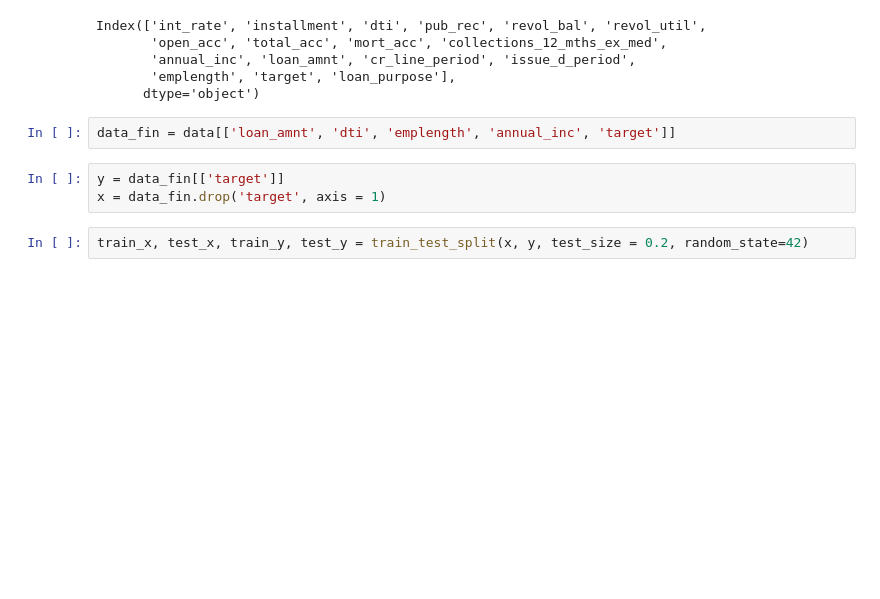
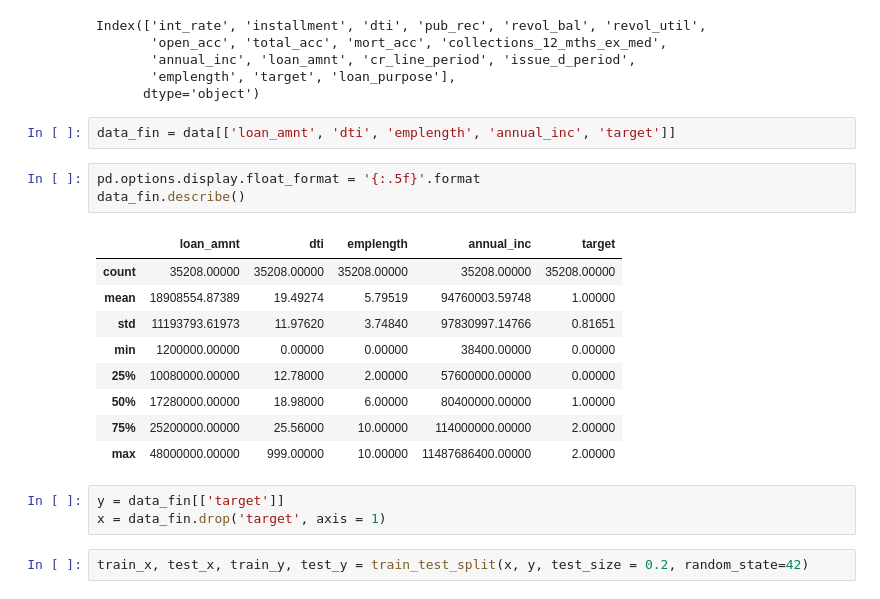
Before and after one commit to oeloanja/ML_screening, a Jupyter notebook: tool_screening.ipynb, the cells around one changed output. Drawn from its saved outputs; the diff is of its cells as text; blank space fills up the shorter version.

```diff
--- a/tool_screening.ipynb
+++ b/tool_screening.ipynb
@@ -15,6 +15,19 @@ Index(['int_rate', 'installment', 'dti', 'pub_rec', 'revol_bal', 'revol_util',
       dtype='object')
 # %%
 data_fin = data[['loan_amnt', 'dti', 'emplength', 'annual_inc', 'target']]
+# %%
+pd.options.display.float_format = '{:.5f}'.format
+data_fin.describe()
+# %% [output]
+|  | loan_amnt | dti | emplength | annual_inc | target |
+| count | 35208.00000 | 35208.00000 | 35208.00000 | 35208.00000 | 35208.00000 |
+| mean | 18908554.87389 | 19.49274 | 5.79519 | 94760003.59748 | 1.00000 |
+| std | 11193793.61973 | 11.97620 | 3.74840 | 97830997.14766 | 0.81651 |
+| min | 1200000.00000 | 0.00000 | 0.00000 | 38400.00000 | 0.00000 |
+| 25% | 10080000.00000 | 12.78000 | 2.00000 | 57600000.00000 | 0.00000 |
+| 50% | 17280000.00000 | 18.98000 | 6.00000 | 80400000.00000 | 1.00000 |
+| 75% | 25200000.00000 | 25.56000 | 10.00000 | 114000000.00000 | 2.00000 |
+| max | 48000000.00000 | 999.00000 | 10.00000 | 11487686400.00000 | 2.00000 |
 # %%
 y = data_fin[['target']]
 x = data_fin.drop('target', axis = 1)
```
Also changed, not shown: parts of 10 cells of this notebook.
